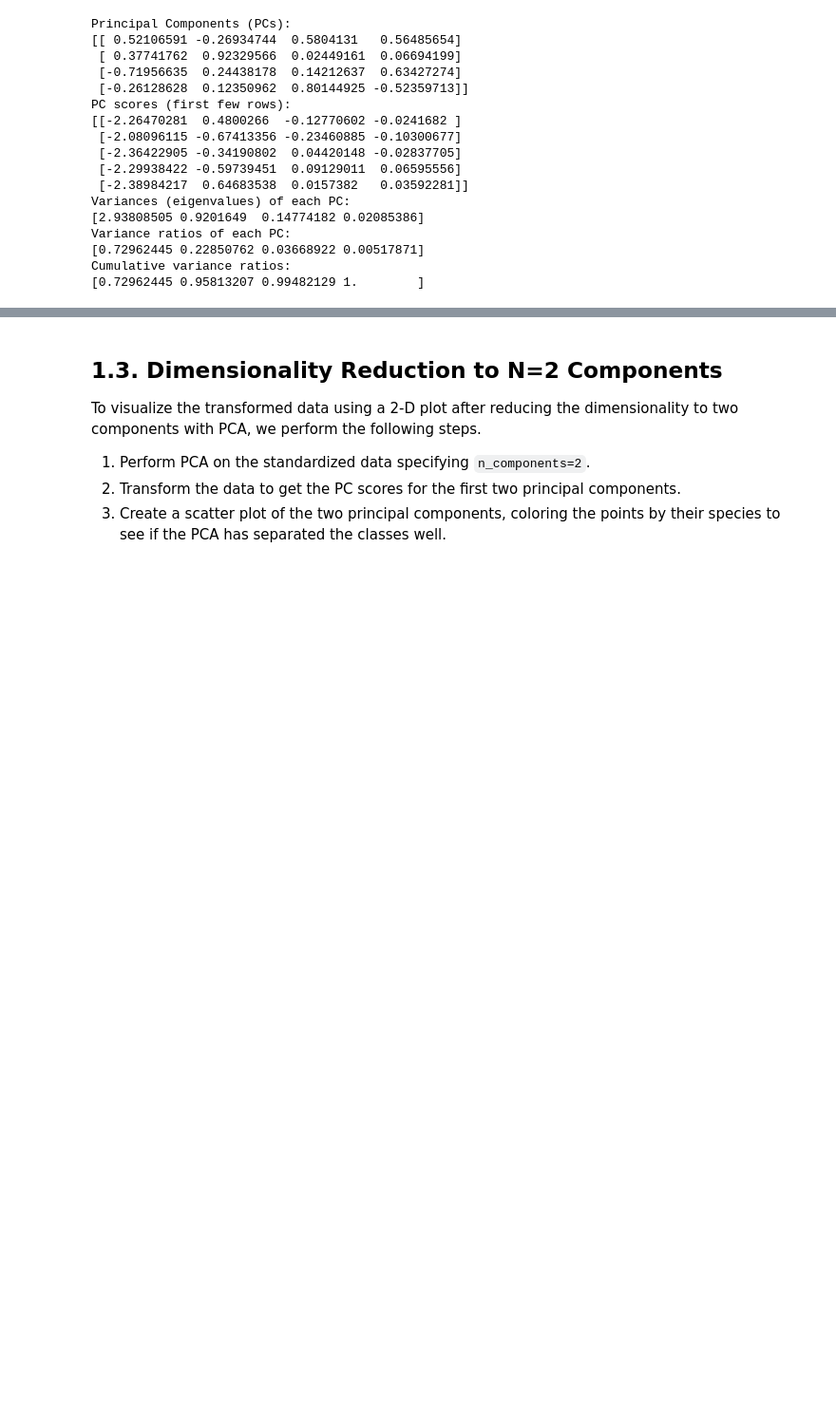
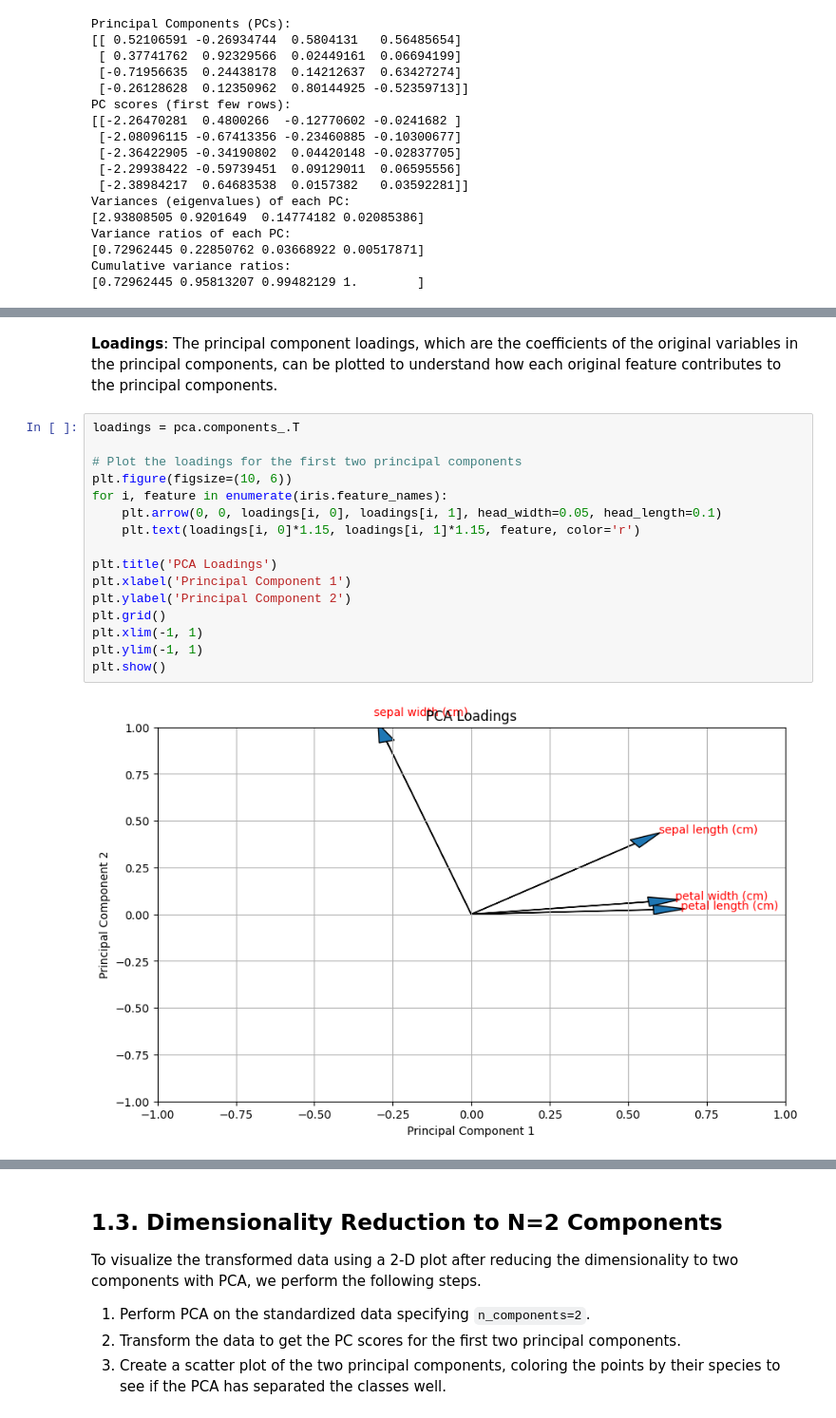
Before and after one commit to arjun372/NE795-SciML, a Jupyter notebook: Homework 3/Homework_3_Problem_1.ipynb, the cells around one changed output, grey strips where cells are left out. Shown at 95% size. Drawn from its saved outputs; the diff is of its cells as text; blank space fills up the shorter version.

```diff
--- a/Homework 3/Homework_3_Problem_1.ipynb
+++ b/Homework 3/Homework_3_Problem_1.ipynb
@@ -135,0 +176,20 @@ Cumulative variance ratios:
+# %% [markdown]
+**Loadings**: The principal component loadings, which are the coefficients of the original variables in the principal components, can be plotted to understand how each original feature contributes to the principal components.
+# %%
+loadings = pca.components_.T
+
+# Plot the loadings for the first two principal components
+plt.figure(figsize=(10, 6))
+for i, feature in enumerate(iris.feature_names):
+    plt.arrow(0, 0, loadings[i, 0], loadings[i, 1], head_width=0.05, head_length=0.1)
+    plt.text(loadings[i, 0]*1.15, loadings[i, 1]*1.15, feature, color='r')
+
+plt.title('PCA Loadings')
+plt.xlabel('Principal Component 1')
+plt.ylabel('Principal Component 2')
+plt.grid()
+plt.xlim(-1, 1)
+plt.ylim(-1, 1)
+plt.show()
+# %% [output]
+[figure, added]
```
Also changed, not shown: parts of 6 cells of this notebook.
